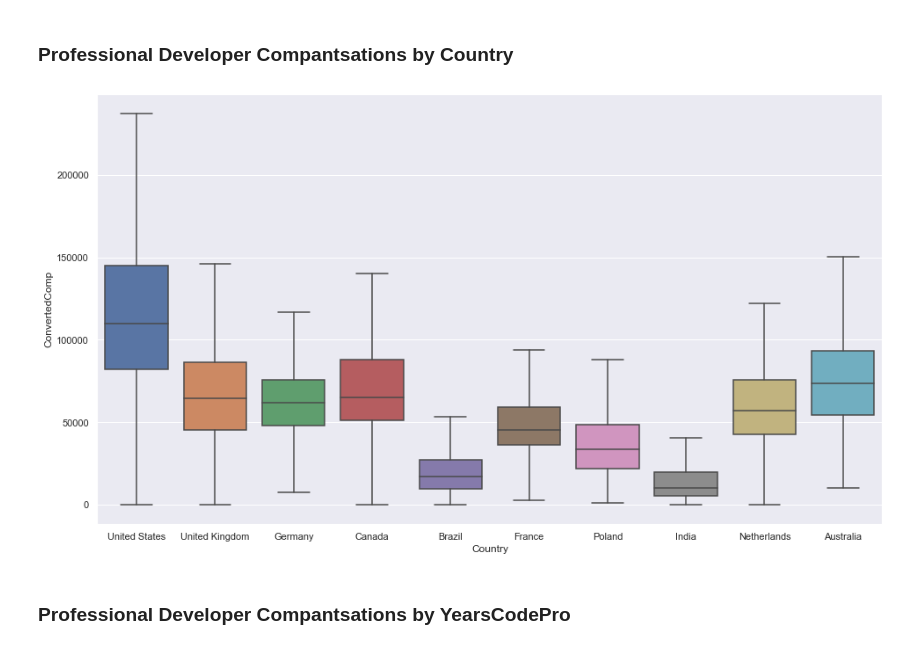
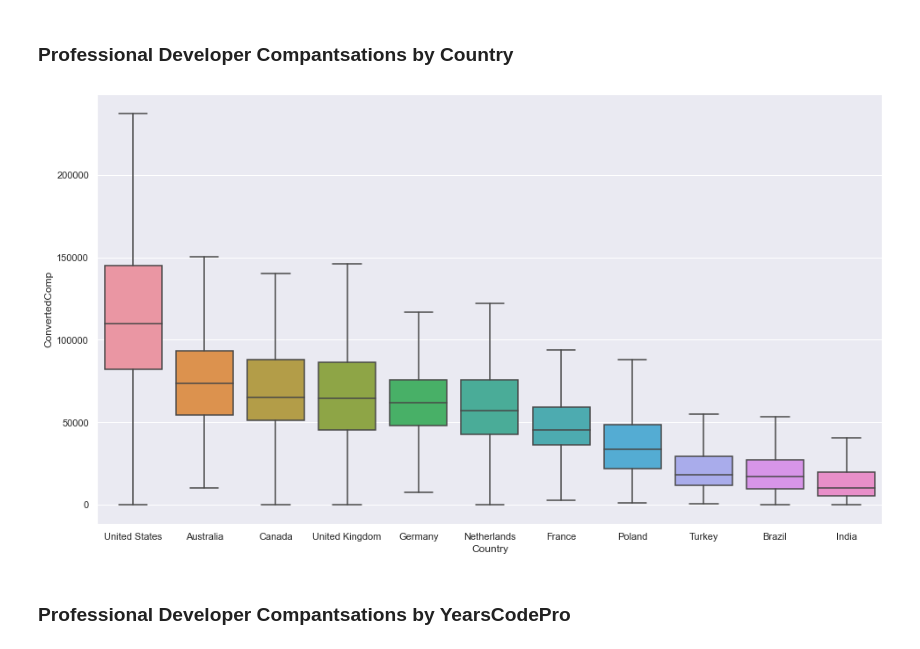
Before and after one commit to erdemsirel/ozu_data_science, a Jupyter notebook: DS 555 - Data Science & Strategy/ds555-project/notebooks/ds555_project-Explanatory-Analysis.ipynb, the cells around one changed output. Cells and saved outputs as stored; diff of their text form; code cells hidden in the pictures.

```diff
--- a/DS 555 - Data Science & Strategy/ds555-project/notebooks/ds555_project-Explanatory-Analysis.ipynb
+++ b/DS 555 - Data Science & Strategy/ds555-project/notebooks/ds555_project-Explanatory-Analysis.ipynb
@@ -119,14 +112,18 @@ data.head()
 # %% [markdown]
 ### Professional Developer Compantsations by Country
 # %%
-top_countries = data.Country.value_counts().head(10).index.tolist()
-top_countries = data[data.Country.isin(top_countries)
+top_countries_list = data.Country.value_counts().head(10).index.tolist() + ["Turkey"]
+top_countries = data[data.Country.isin(top_countries_list)
                      & (data.MainBranch == "I am a developer by profession")
                    &  (data.ConvertedComp <= 300000)]
+
+median_by_country = data.groupby("Country").ConvertedComp.median()
+sorting = median_by_country[top_countries_list].sort_values(ascending=False).index.tolist()
+
 ax = sns.boxplot(x="Country", y="ConvertedComp", data=top_countries,
-                 showfliers = False)
+                 showfliers = False, order=sorting)
 # %% [output]
-[figure, old version]
+[figure, new version]
 # %% [markdown]
 ### Professional Developer Compantsations by YearsCodePro
 # %%
```
Also changed, not shown: parts of 11 cells of this notebook.
